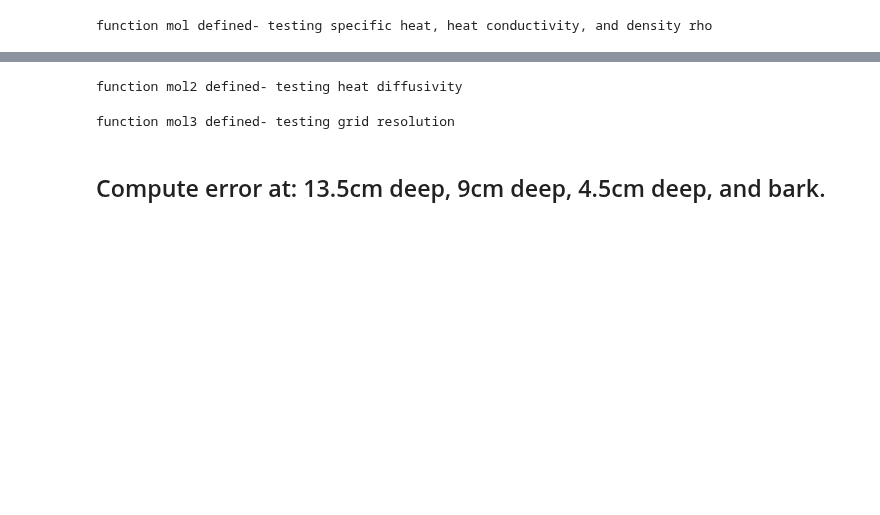
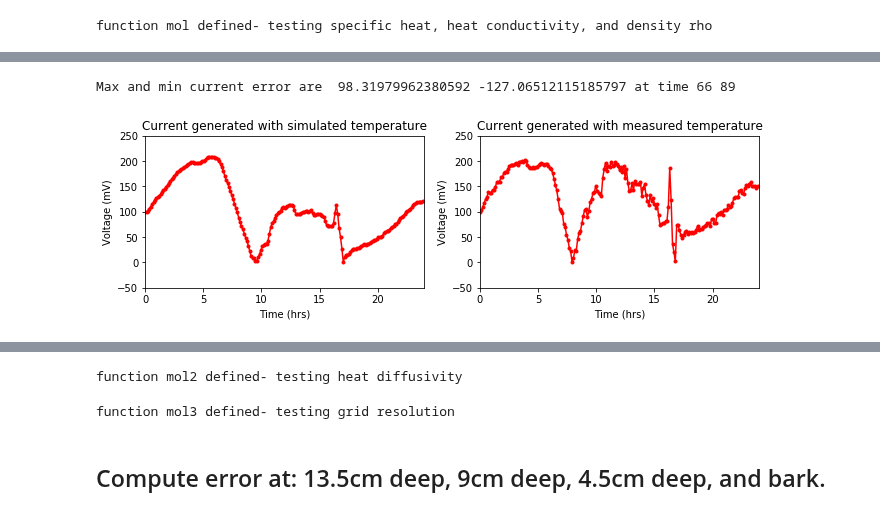
Before and after one commit to yajuna/treeRemote, a Jupyter notebook: notebook/cells_test.ipynb, the cells around one changed output, grey strips where cells are left out. Saved outputs shown, nothing was run; the diff lists cells and outputs as text; code cells hidden in the pictures; blank space fills up the shorter version.

Commit message:
add more tests in test_cell

```diff
--- a/notebook/cells_test.ipynb
+++ b/notebook/cells_test.ipynb
@@ -42,7 +42,7 @@ specific_heat -- specific_heat, unit J/(kgK)
 albedo -- albedo constant; taken to be 0.3 from Potter Andresen pg.3
 sigma -- Stefan–Boltzmann constant, 5.67 × 10 − 8 W ⋅ m − 2 ⋅ K − 4
 """
-n_x = 200
+n_x = 2000
 n_t = 200
 sigma = 5.76e-8
 radius = 0.135 # unit m
@@ -173,7 +173,7 @@ max and min of source terms 0.058249726013989415 0.000562670190099567
 # %%
 ### test parameters: Kt -- thermal conductivity; rho--density; c -- specific heat
 
-def mol(specific_heat = 1.0, thermal_conductivity = 0.18, rho = 720): #
+def mol(specific_heat = 1380.0, thermal_conductivity = 0.12, rho = 510): #
 
     heat_capacity = rho * specific_heat
     a = heat_capacity / thermal_conductivity
@@ -227,0 +232,4 @@ function mol defined- testing specific heat, heat conductivity, and density rho
+# %%
+## test function mol
+## looks good specific_heat = 1.380, thermal_conductivity = 0.3/0.4, rho = 510 when varying thermal conductivity
+solution = mol(specific_heat = 1380, thermal_conductivity = 0.12, rho = 510)
@@ -227,0 +344,54 @@ function mol defined- testing specific heat, heat conductivity, and density rho
+# %%
+# Use Seebeck to compute generated current
+
+s = 48 # mV/K
+
+E = np.zeros((n_t,1))
+
+TempDiff = np.abs(solution[:, 0] - solution[:, -3])
+
+TempDiff_measure = np.abs(core_temp - bark_temp)
+
+E = s * TempDiff
+
+E_measured = s * TempDiff_measure
+
+error = E - E_measured
+
+
+print("Max and min current error are ", error.max(), error.min(), "at time", np.argmax(error), np.argmin(error))
+
+t = np.linspace(0, 24, E.size, endpoint=False)
+
+fig, (ax1, ax2 ) = plt.subplots(nrows=1, ncols=2,figsize=(11, 7))
+
+grid = plt.GridSpec(2, 2, wspace=0.2, hspace=0.5)
+
+ax1 = plt.subplot(grid[0, 0])
+ax2 = plt.subplot(grid[0, 1:])
+
+ax1.plot(t, E, '.r-')
+ax1.axis([0,24,-50,250])
+ax1.set_xlabel('Time (hrs)')
+ax1.set_ylabel('Voltage (mV)')
+ax1.title.set_text('Current generated with simulated temperature')
+
+
+ax2.plot(t, E_measured, '.r-')
+ax2.axis([0,24,-50,250])
+ax2.set_xlabel('Time (hrs)')
+ax2.set_ylabel('Voltage (mV)')
+ax2.title.set_text('Current generated with measured temperature')
+
+
+# plt.plot(t, E, '.r-')
+# message = f"Current generated with simulated temperature"
+# plt.title(message)
+# plt.axis([0,24,-50,250])
+# plt.xlabel('Time (hrs)')
+# plt.ylabel('Voltage (mV)')
+plt.savefig('/Users/yajuna/Desktop/' + 'for_poster_current_core_bark' + '.eps', format='eps', dpi=180,bbox_inches='tight')
+plt.show()
+# %% [output]
+Max and min current error are  98.31979962380592 -127.06512115185797 at time 66 89
+[figure, added]
```
Also changed, not shown: parts of 10 cells of this notebook.
